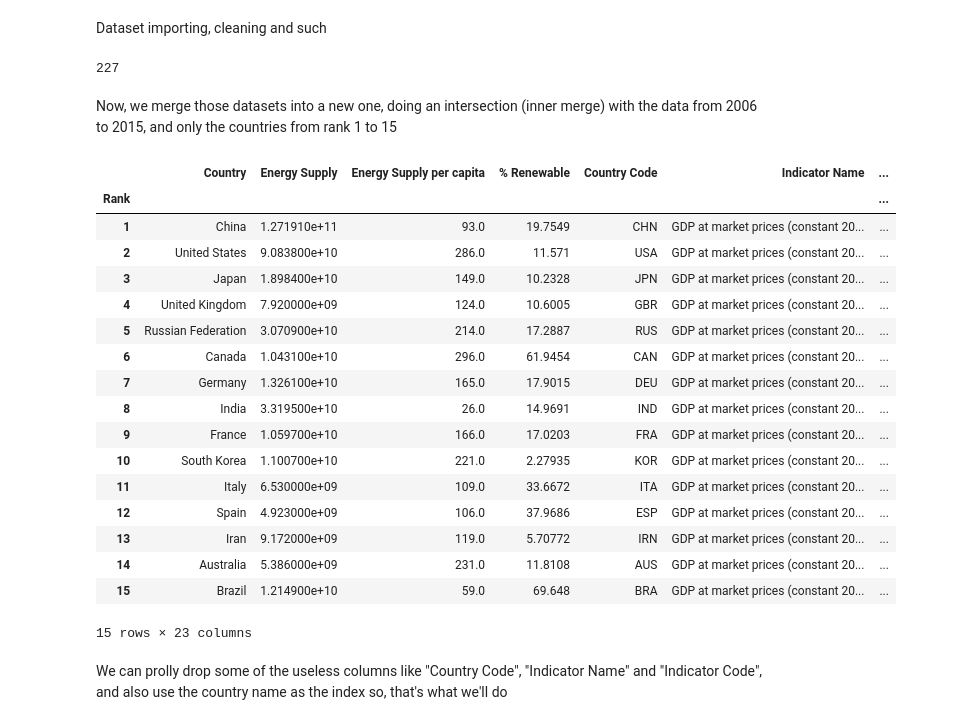
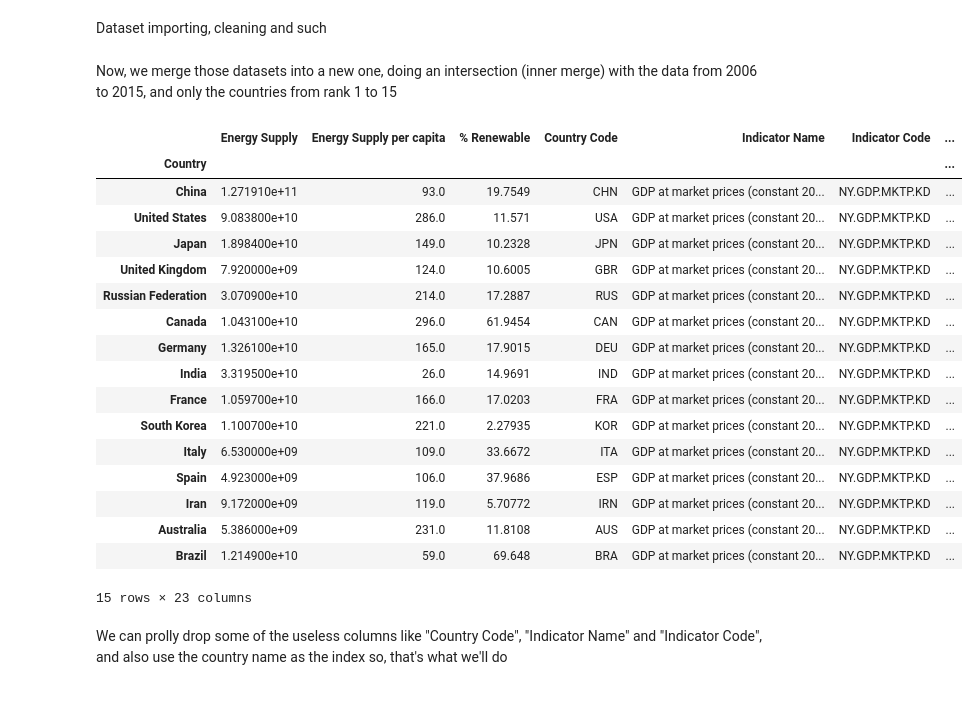
Before and after one commit to Viottihugo/Practice-Project--Preparing-data, a Jupyter notebook: Project 0.1.ipynb, the cells around one changed output. Saved outputs shown, nothing was run; the diff lists cells and outputs as text; code cells hidden in the pictures.

Commit message:
Sorting the values differently

```diff
--- a/Project 0.1.ipynb
+++ b/Project 0.1.ipynb
@@ -60,37 +60,33 @@ GDP.rename(index={"Korea, Rep.": "South Korea",
 
 ScimEn=pd.read_excel('assets/utf-8\'\'scimagojr-3.xlsx')
 ScimEn.set_index('Country', inplace=True)
-# %%
-len(Energy.index)
-# %% [output]
-227
 # %% [markdown]
 Now, we merge those datasets into a new one, doing an intersection (inner merge) with the data from 2006 to 2015, and only the countries from rank 1 to 15
 # %%
 new_df=pd.merge(Energy, GDP.drop(GDP.iloc[:,3:49], axis = 1) , how='inner', left_index=True, right_index=True)
 new_df=pd.merge(new_df, ScimEn[:15], how='inner', left_index=True, right_index=True)
 
-new_df=new_df.reset_index().set_index('Rank').sort_index()
+new_df=new_df.sort_values(by=['Rank'])
 
 new_df
 # %% [output]
-|  | Country | Energy Supply | Energy Supply per capita | % Renewable | Country Code | Indicator Name | ... |
-| Rank |  |  |  |  |  |  | ... |
-| 1 | China | 1.271910e+11 | 93.0 | 19.7549 | CHN | GDP at market prices (constant 20... | ... |
-| 2 | United States | 9.083800e+10 | 286.0 | 11.571 | USA | GDP at market prices (constant 20... | ... |
-| 3 | Japan | 1.898400e+10 | 149.0 | 10.2328 | JPN | GDP at market prices (constant 20... | ... |
-| 4 | United Kingdom | 7.920000e+09 | 124.0 | 10.6005 | GBR | GDP at market prices (constant 20... | ... |
-| 5 | Russian Federation | 3.070900e+10 | 214.0 | 17.2887 | RUS | GDP at market prices (constant 20... | ... |
-| 6 | Canada | 1.043100e+10 | 296.0 | 61.9454 | CAN | GDP at market prices (constant 20... | ... |
-| 7 | Germany | 1.326100e+10 | 165.0 | 17.9015 | DEU | GDP at market prices (constant 20... | ... |
-| 8 | India | 3.319500e+10 | 26.0 | 14.9691 | IND | GDP at market prices (constant 20... | ... |
-| 9 | France | 1.059700e+10 | 166.0 | 17.0203 | FRA | GDP at market prices (constant 20... | ... |
-| 10 | South Korea | 1.100700e+10 | 221.0 | 2.27935 | KOR | GDP at market prices (constant 20... | ... |
-| 11 | Italy | 6.530000e+09 | 109.0 | 33.6672 | ITA | GDP at market prices (constant 20... | ... |
-| 12 | Spain | 4.923000e+09 | 106.0 | 37.9686 | ESP | GDP at market prices (constant 20... | ... |
-| 13 | Iran | 9.172000e+09 | 119.0 | 5.70772 | IRN | GDP at market prices (constant 20... | ... |
-| 14 | Australia | 5.386000e+09 | 231.0 | 11.8108 | AUS | GDP at market prices (constant 20... | ... |
-| 15 | Brazil | 1.214900e+10 | 59.0 | 69.648 | BRA | GDP at market prices (constant 20... | ... |
+|  | Energy Supply | Energy Supply per capita | % Renewable | Country Code | Indicator Name | Indicator Code | ... |
+| Country |  |  |  |  |  |  | ... |
+| China | 1.271910e+11 | 93.0 | 19.7549 | CHN | GDP at market prices (constant 20... | NY.GDP.MKTP.KD | ... |
+| United States | 9.083800e+10 | 286.0 | 11.571 | USA | GDP at market prices (constant 20... | NY.GDP.MKTP.KD | ... |
+| Japan | 1.898400e+10 | 149.0 | 10.2328 | JPN | GDP at market prices (constant 20... | NY.GDP.MKTP.KD | ... |
+| United Kingdom | 7.920000e+09 | 124.0 | 10.6005 | GBR | GDP at market prices (constant 20... | NY.GDP.MKTP.KD | ... |
+| Russian Federation | 3.070900e+10 | 214.0 | 17.2887 | RUS | GDP at market prices (constant 20... | NY.GDP.MKTP.KD | ... |
+| Canada | 1.043100e+10 | 296.0 | 61.9454 | CAN | GDP at market prices (constant 20... | NY.GDP.MKTP.KD | ... |
+| Germany | 1.326100e+10 | 165.0 | 17.9015 | DEU | GDP at market prices (constant 20... | NY.GDP.MKTP.KD | ... |
+| India | 3.319500e+10 | 26.0 | 14.9691 | IND | GDP at market prices (constant 20... | NY.GDP.MKTP.KD | ... |
+| France | 1.059700e+10 | 166.0 | 17.0203 | FRA | GDP at market prices (constant 20... | NY.GDP.MKTP.KD | ... |
+| South Korea | 1.100700e+10 | 221.0 | 2.27935 | KOR | GDP at market prices (constant 20... | NY.GDP.MKTP.KD | ... |
+| Italy | 6.530000e+09 | 109.0 | 33.6672 | ITA | GDP at market prices (constant 20... | NY.GDP.MKTP.KD | ... |
+| Spain | 4.923000e+09 | 106.0 | 37.9686 | ESP | GDP at market prices (constant 20... | NY.GDP.MKTP.KD | ... |
+| Iran | 9.172000e+09 | 119.0 | 5.70772 | IRN | GDP at market prices (constant 20... | NY.GDP.MKTP.KD | ... |
+| Australia | 5.386000e+09 | 231.0 | 11.8108 | AUS | GDP at market prices (constant 20... | NY.GDP.MKTP.KD | ... |
+| Brazil | 1.214900e+10 | 59.0 | 69.648 | BRA | GDP at market prices (constant 20... | NY.GDP.MKTP.KD | ... |
 15 rows × 23 columns
 # %% [markdown]
 We can prolly drop some of the useless columns like "Country Code", "Indicator Name" and "Indicator Code", and also use the country name as the index so, that's what we'll do
```
Also changed, not shown: parts of 1 cell of this notebook.
